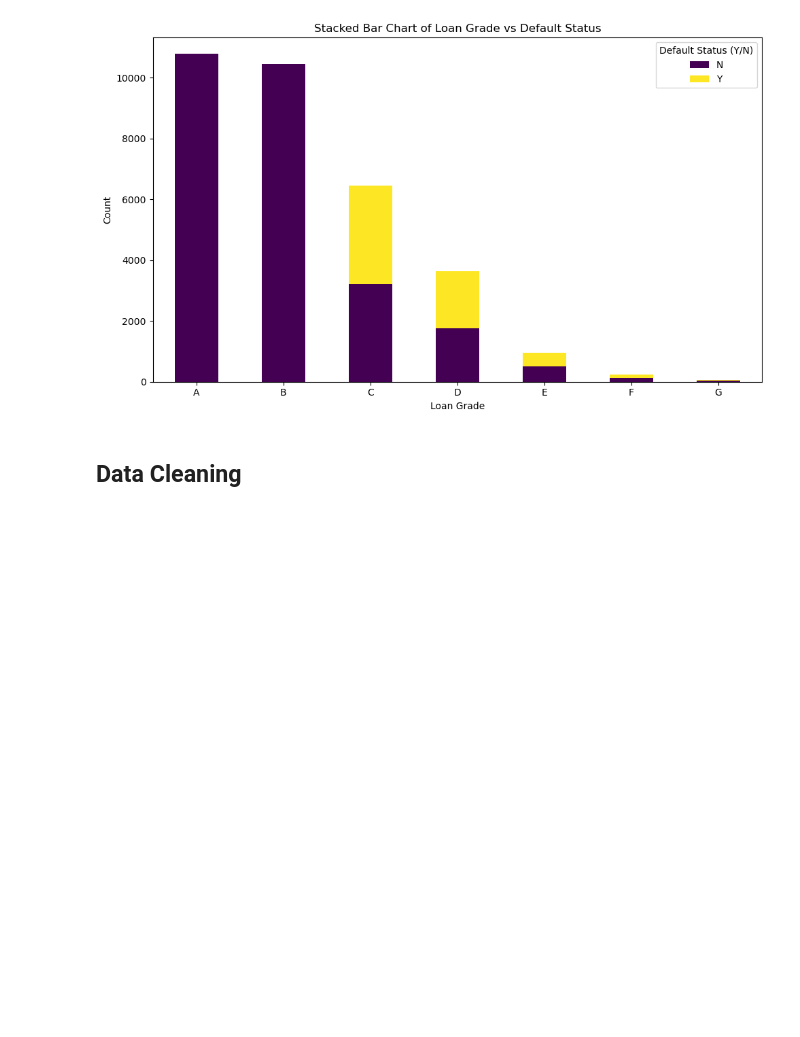
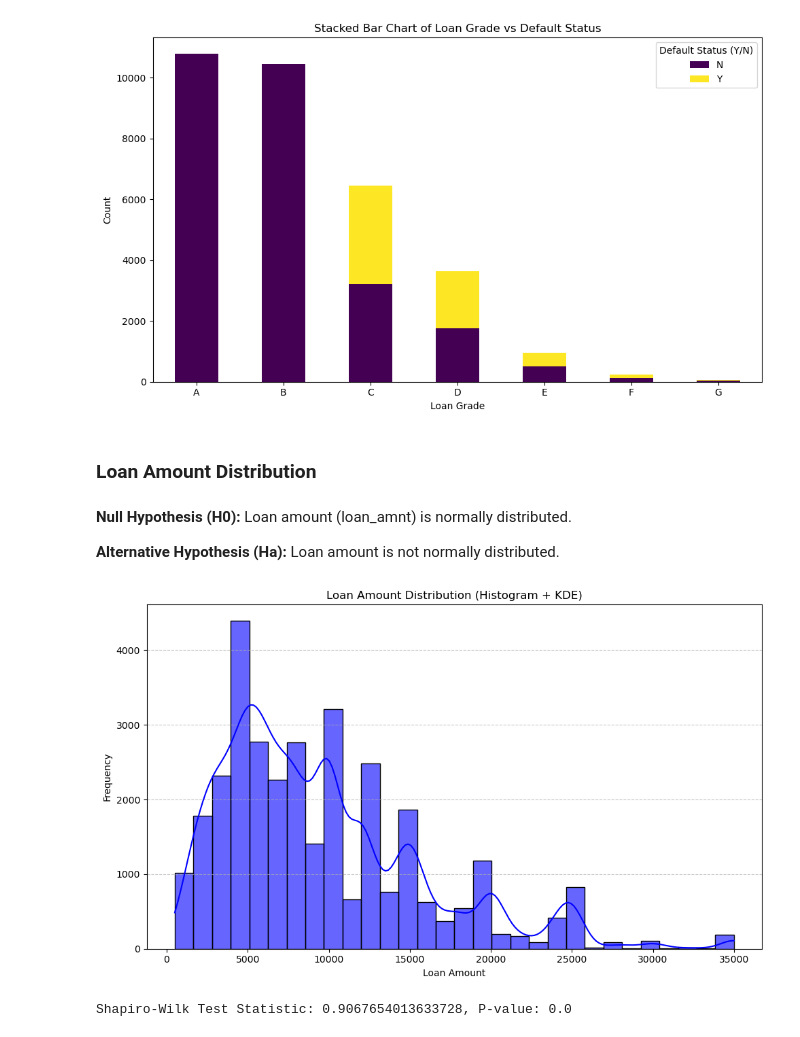
Before and after one commit to Lindelani82/Credit-Risk-Project, a Jupyter notebook: Untitled-1.ipynb, the cells around one changed output. Cells and saved outputs as stored; diff of their text form; code cells hidden in the pictures; blank space fills up the shorter version.

Commit message:
adding visuals

```diff
--- a/Untitled-1.ipynb
+++ b/Untitled-1.ipynb
@@ -182,5 +182,28 @@ plt.tight_layout()
 plt.show()
 # %% [output]
 [figure]
-# %% [markdown]
-## Data Cleaning
+# %% [markdown]
+### Loan Amount Distribution
+# %% [markdown]
+**Null Hypothesis (H0):** Loan amount (loan_amnt) is normally distributed.
+
+**Alternative Hypothesis (Ha):** Loan amount is not normally distributed.
+# %%
+# Plotting a histogram with KDE
+plt.figure(figsize=(10, 6))
+sns.histplot(new_data['loan_amnt'], kde=True, color='blue', bins=30, alpha=0.6)
+plt.title('Loan Amount Distribution (Histogram + KDE)')
+plt.xlabel('Loan Amount')
+plt.ylabel('Frequency')
+plt.grid(axis='y', linestyle='--', alpha=0.7)
+plt.tight_layout()
+plt.show()
+
+from scipy.stats import shapiro
+
+# Shapiro-Wilk test for normality
+stat, p_val = shapiro(new_data['loan_amnt'])
+print(f"Shapiro-Wilk Test Statistic: {stat}, P-value: {p_val}")
+# %% [output]
+[figure, added]
+Shapiro-Wilk Test Statistic: 0.9067654013633728, P-value: 0.0
```
Also changed, not shown: parts of 12 cells of this notebook.
